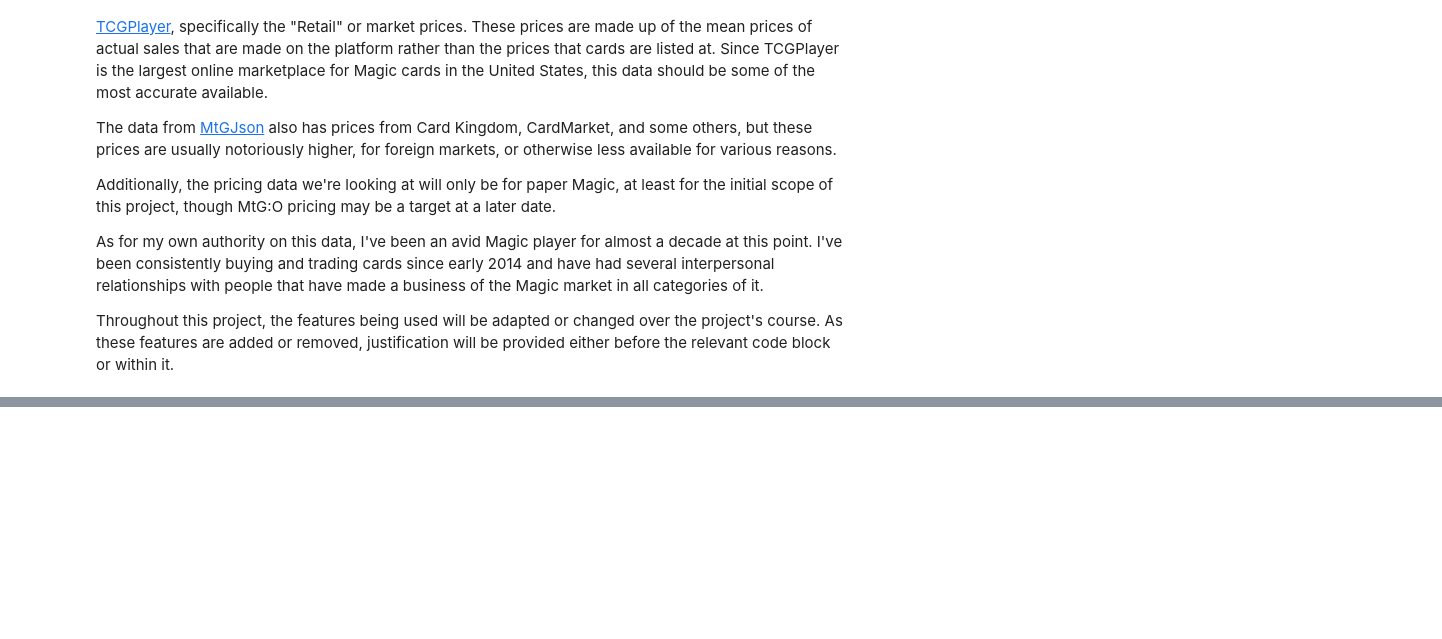
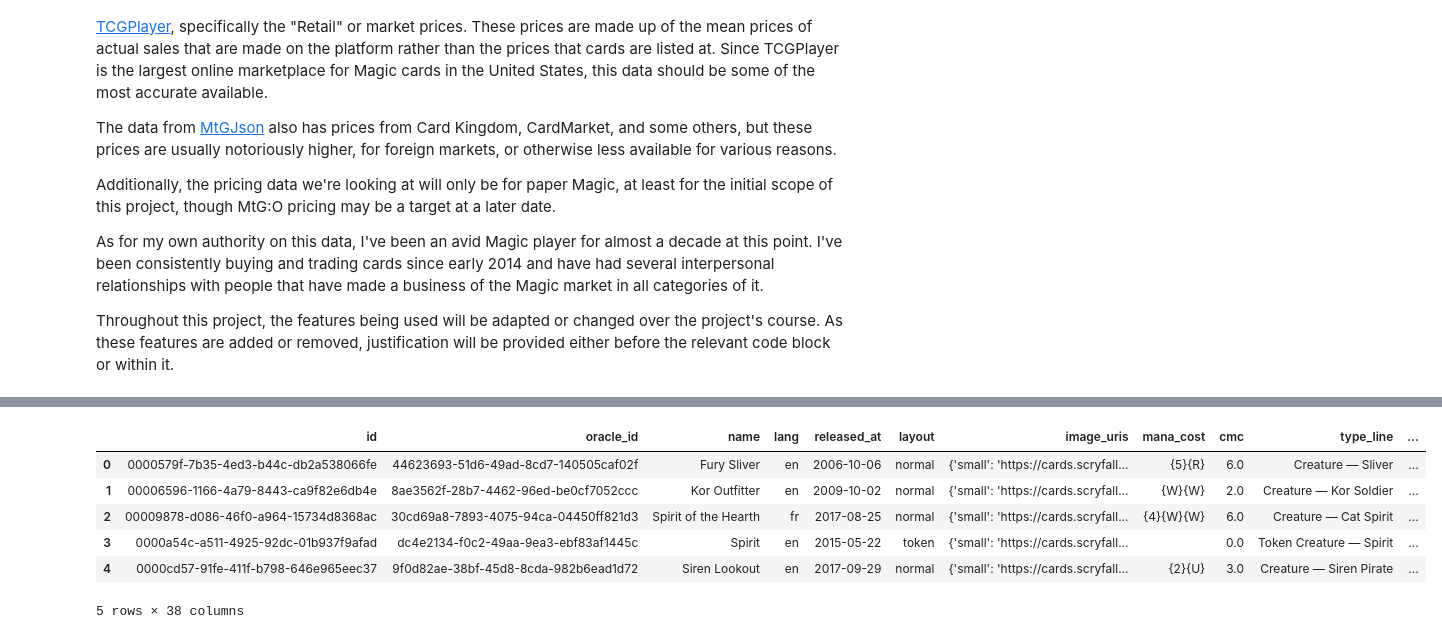
Before and after one commit to ParkedHampster/Spell-Trends, a Jupyter notebook: 1_Data_Prep.ipynb, the cells around one changed output, grey strips where cells are left out. Saved outputs shown, nothing was run; the diff lists cells and outputs as text; code cells hidden in the pictures; blank space fills up the shorter version.

```diff
--- a/1_Data_Prep.ipynb
+++ b/1_Data_Prep.ipynb
@@ -126,0 +500,10 @@ within it.
+# %%
+all_cards.head()
+# %% [output]
+|  | id | oracle_id | name | lang | released_at | layout | image_uris | mana_cost | cmc | type_line | ... |
+| 0 | 0000579f-7b35-4ed3-b44c-db2a538066fe | 44623693-51d6-49ad-8cd7-140505caf02f | Fury Sliver | en | 2006-10-06 | normal | {'small': 'https://cards.scryfall... | {5}{R} | 6.0 | Creature — Sliver | ... |
+| 1 | 00006596-1166-4a79-8443-ca9f82e6db4e | 8ae3562f-28b7-4462-96ed-be0cf7052ccc | Kor Outfitter | en | 2009-10-02 | normal | {'small': 'https://cards.scryfall... | {W}{W} | 2.0 | Creature — Kor Soldier | ... |
+| 2 | 00009878-d086-46f0-a964-15734d8368ac | 30cd69a8-7893-4075-94ca-04450ff821d3 | Spirit of the Hearth | fr | 2017-08-25 | normal | {'small': 'https://cards.scryfall... | {4}{W}{W} | 6.0 | Creature — Cat Spirit | ... |
+| 3 | 0000a54c-a511-4925-92dc-01b937f9afad | dc4e2134-f0c2-49aa-9ea3-ebf83af1445c | Spirit | en | 2015-05-22 | token | {'small': 'https://cards.scryfall... |  | 0.0 | Token Creature — Spirit | ... |
+| 4 | 0000cd57-91fe-411f-b798-646e965eec37 | 9f0d82ae-38bf-45d8-8cda-982b6ead1d72 | Siren Lookout | en | 2017-09-29 | normal | {'small': 'https://cards.scryfall... | {2}{U} | 3.0 | Creature — Siren Pirate | ... |
+5 rows × 38 columns
```
Also changed, not shown: parts of 53 cells of this notebook.
